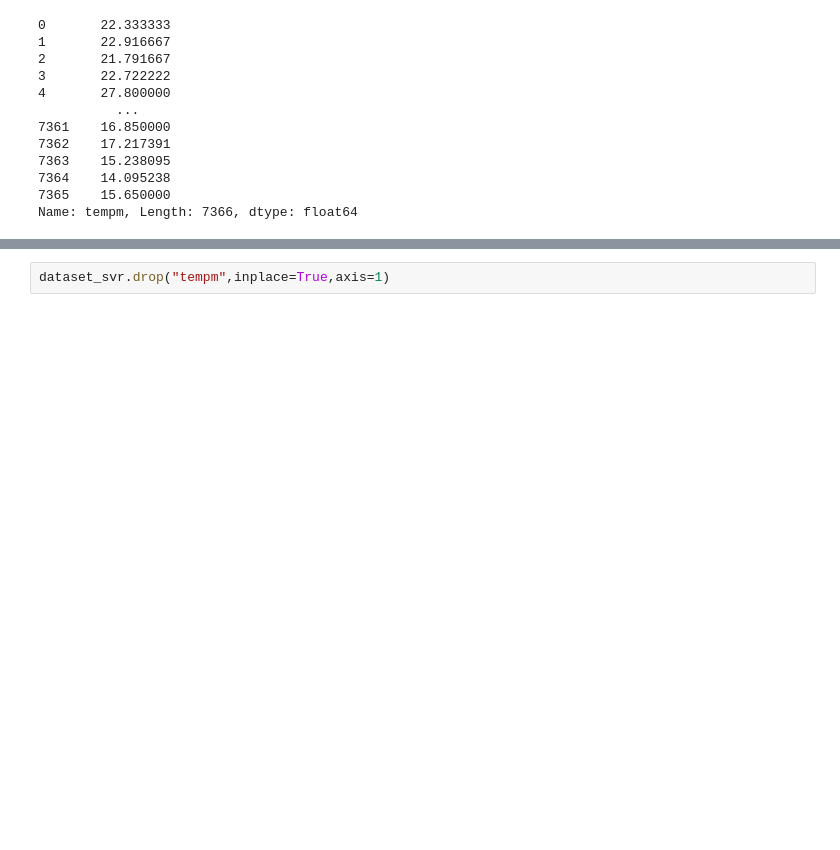
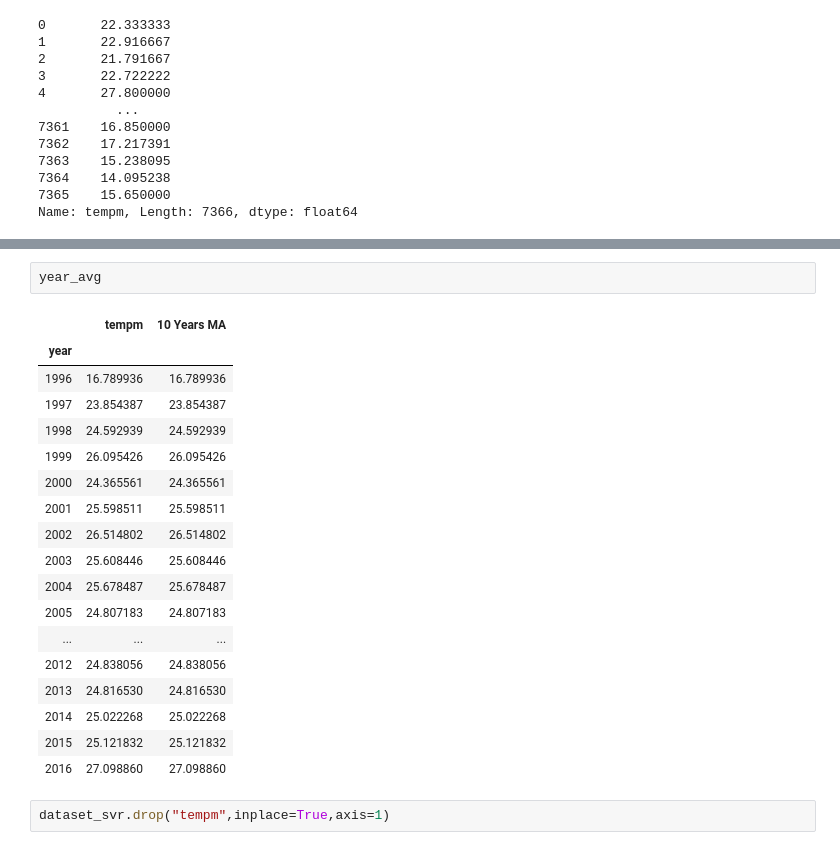
Before and after one commit to i-shitizkhanna/Time-Series-Forecasting, a Jupyter notebook: Support_Vector_Regression.ipynb, the cells around one changed output, grey strips where cells are left out. Cells and saved outputs as stored; diff of their text form; blank space fills up the shorter version.

```diff
--- a/Support_Vector_Regression.ipynb
+++ b/Support_Vector_Regression.ipynb
@@ -245,3 +265,24 @@ Name: tempm, Length: 7366, dtype: float64
+# %%
+year_avg
+# %% [output]
+|  | tempm | 10 Years MA |
+| year |  |  |
+| 1996 | 16.789936 | 16.789936 |
+| 1997 | 23.854387 | 23.854387 |
+| 1998 | 24.592939 | 24.592939 |
+| 1999 | 26.095426 | 26.095426 |
+| 2000 | 24.365561 | 24.365561 |
+| 2001 | 25.598511 | 25.598511 |
+| 2002 | 26.514802 | 26.514802 |
+| 2003 | 25.608446 | 25.608446 |
+| 2004 | 25.678487 | 25.678487 |
+| 2005 | 24.807183 | 24.807183 |
+| ... | ... | ... |
+| 2012 | 24.838056 | 24.838056 |
+| 2013 | 24.816530 | 24.816530 |
+| 2014 | 25.022268 | 25.022268 |
+| 2015 | 25.121832 | 25.121832 |
+| 2016 | 27.098860 | 27.098860 |
 # %%
 dataset_svr.drop("tempm",inplace=True,axis=1)
 # %%
```
Also changed, not shown: parts of 3 cells of this notebook, 2 other files.
